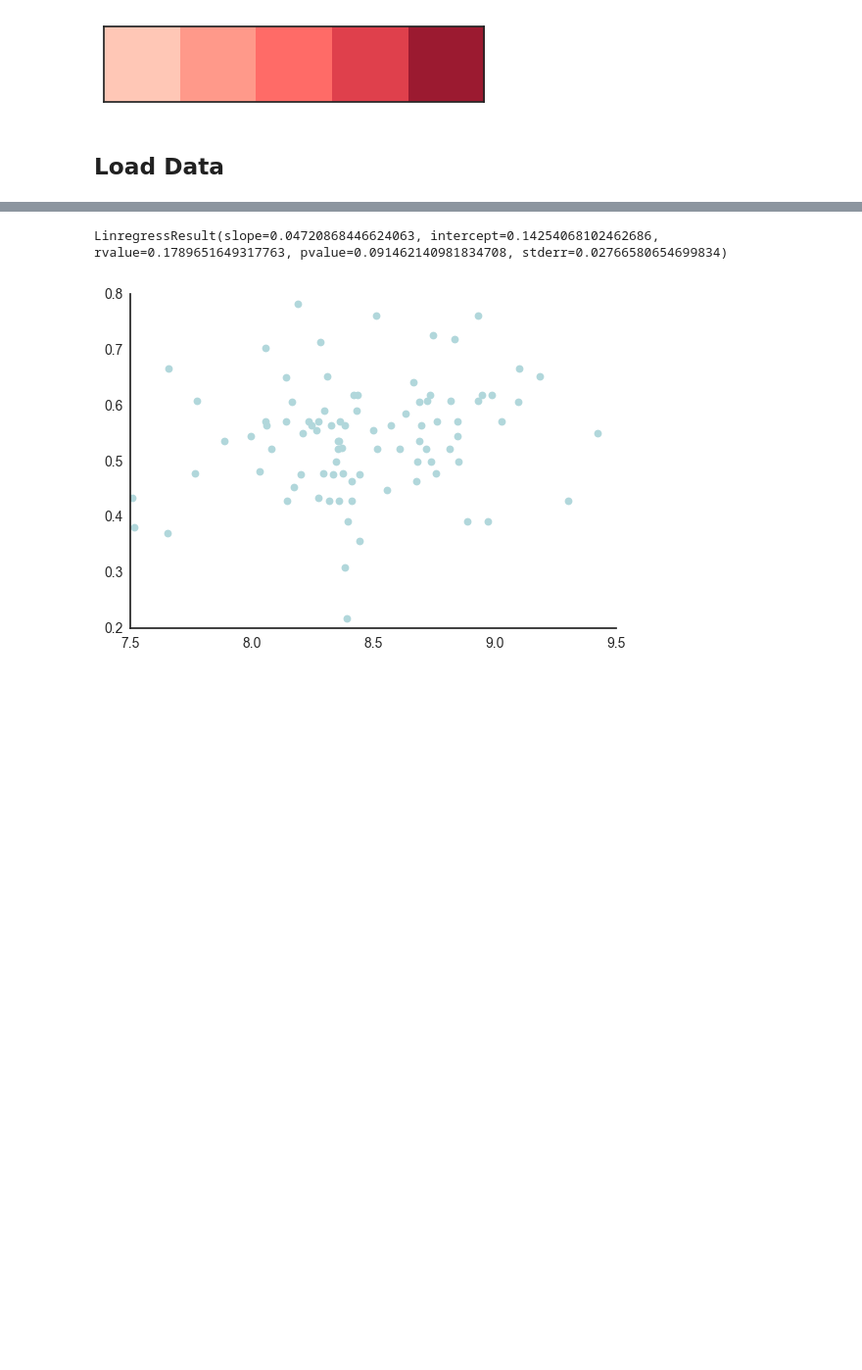
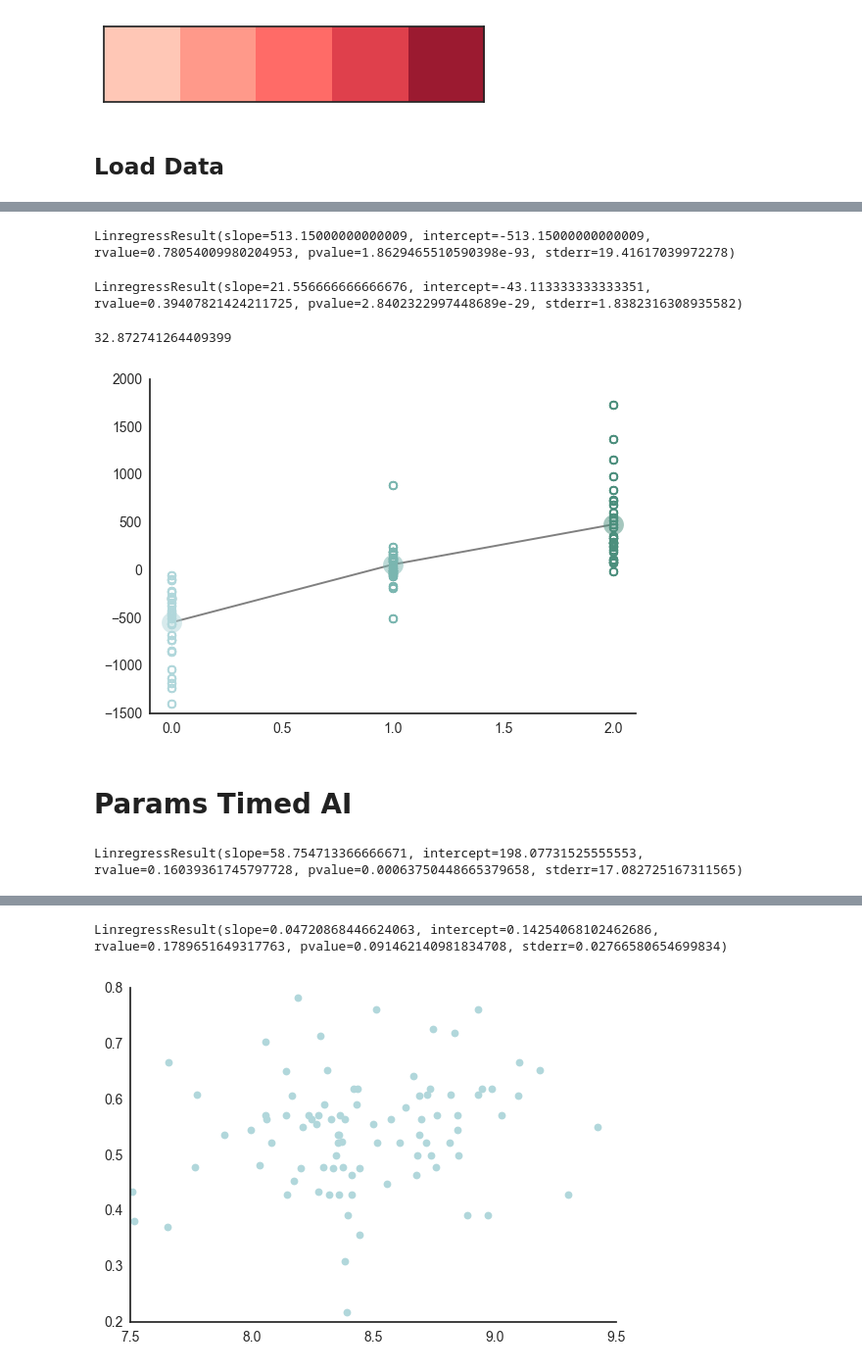
Before and after one commit to galbiati/mnk-figures, a Jupyter notebook: cosyne2017/Figures.ipynb, the cells around one changed output, grey strips where cells are left out. Shown at 98% size. Cells and saved outputs as stored; diff of their text form; code cells hidden in the pictures; blank space fills up the shorter version.

Commit message:
mean centers

```diff
--- a/cosyne2017/Figures.ipynb
+++ b/cosyne2017/Figures.ipynb
@@ -58,0 +91,9 @@ T = A.loc[A.aval != A.bval, :]
+# %%
+params_lrn = pd.read_csv(os.path.join(gdpath, 'Analysis/3_lrn/params_learn_final.csv'))
+params_tai = pd.read_csv(os.path.join(gdpath, 'Analysis/5_tai/params_tai_final (1).csv'))
+# %%
+mean_elos = params_lrn.pivot_table(index='subject', values='elo')
+for i in params_lrn.subject.unique():
+    params_lrn.loc[params_lrn.subject==i, 'mc elo'] = params_lrn.loc[params_lrn.subject==i, 'elo'] - mean_elos[i]
+params_lrn['mc elo'] = params_lrn['mc elo'].fillna(method='ffill')
+params_lrn.head()
@@ -58,0 +107,10 @@ T = A.loc[A.aval != A.bval, :]
+# %%
+for i, p in enumerate([params_tai, params_lrn]):
+    for val in ['elo', 'tree_size', 'attention', 'rt', 'weight_center']:
+        if val in p.columns:
+            nv = 'mc ' + val
+            mean_elos = p.pivot_table(index='subject', values=val)
+            for i in p.subject.unique():
+                p.loc[p.subject==i, nv] = p.loc[p.subject==i, val] - mean_elos[i]
+            p[nv] = p[nv].fillna(method='ffill')
+params_tai.head()
@@ -58,0 +125,38 @@ T = A.loc[A.aval != A.bval, :]
+# %%
+stats.linregress(params_tai['condition'], params_tai['mc rt'])
+# %% [output]
+LinregressResult(slope=513.15000000000009, intercept=-513.15000000000009, rvalue=0.78054009980204953, pvalue=1.8629465510590398e-93, stderr=19.41617039972278)
+# %%
+stats.linregress(params_lrn['session'], params_lrn['mc elo'])
+# %% [output]
+LinregressResult(slope=21.556666666666676, intercept=-43.113333333333351, rvalue=0.39407821424211725, pvalue=2.8402322997448689e-29, stderr=1.8382316308935582)
+# %%
+d['mc rt'].sem()
+# %% [output]
+32.872741264409399
+# %%
+fig, axes = plt.subplots(1, 1)
+
+axes.plot(np.arange(3), params_tai.pivot_table(index='condition', values='mc rt'), color='grey')
+
+for i in range(3):
+    d = params_tai.loc[params_tai['condition']==i, :]
+    axes.plot(
+        d['condition'], d['mc rt'], linestyle='none',
+        marker='o', markerfacecolor='none', markeredgecolor=p[i], markeredgewidth=1
+    )
+    axes.plot(i, d['mc rt'].mean(), marker='o', markersize=15, markerfacecolor=p[i], alpha=.5)
+#     axes.errorbar(i, d['mc rt'].mean(), yerr=d['mc rt'].var()**.5, color='black', zorder=10)
+
+
+plt.setp(axes, xlim=[-.1, 2.1])
+
+sns.despine()
+# %% [output]
+[figure, added]
+# %% [markdown]
+# Params Timed AI
+# %%
+stats.linregress(params_tai['condition'], params_tai['tree_size'])
+# %% [output]
+LinregressResult(slope=58.754713366666671, intercept=198.07731525555553, rvalue=0.16039361745797728, pvalue=0.00063750448665379658, stderr=17.082725167311565)
```
Also changed, not shown: parts of 15 cells of this notebook.
